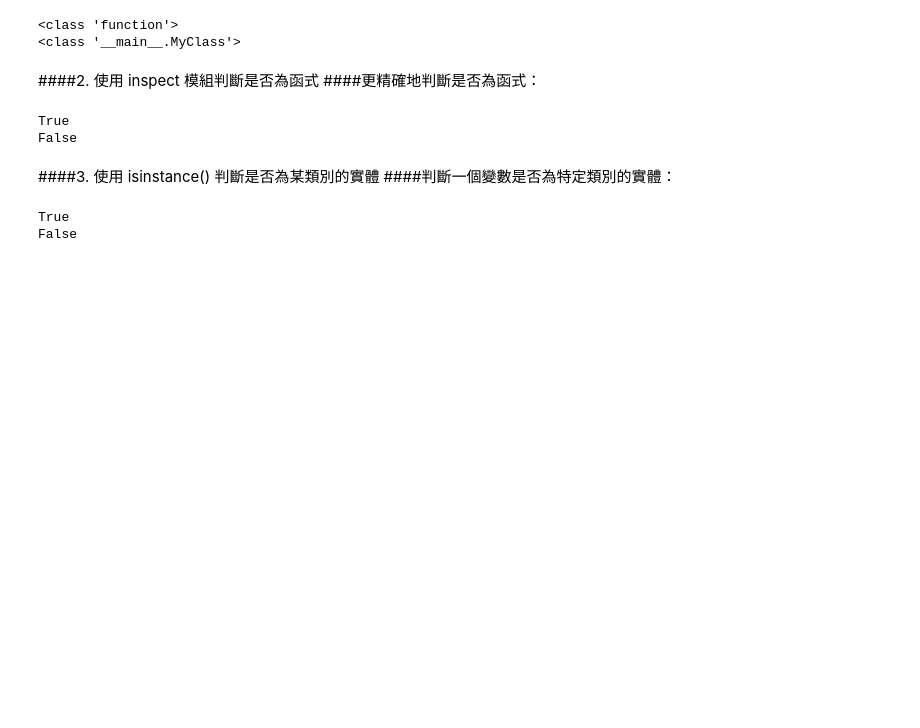
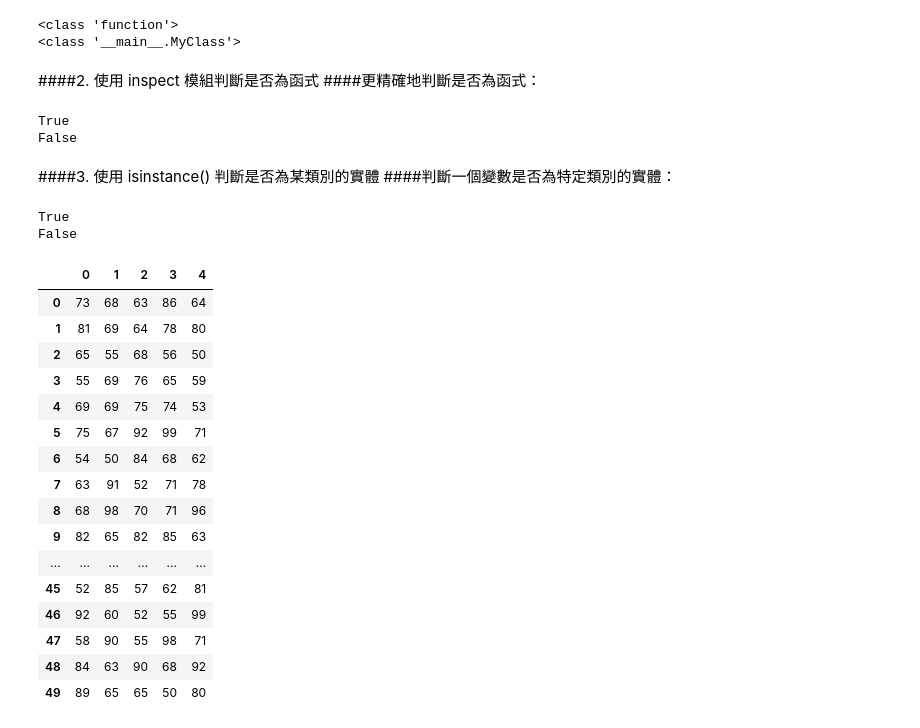
Before and after one commit to lawrence1888/python2025, a Jupyter notebook: lesson13/lesson13_2.ipynb, the cells around one changed output. Drawn from its saved outputs; the diff is of its cells as text; code cells hidden in the pictures; blank space fills up the shorter version.

```diff
--- a/lesson13/lesson13_2.ipynb
+++ b/lesson13/lesson13_2.ipynb
@@ -58,3 +58,27 @@ print(isinstance(foo, MyClass))  # False
 # %% [output]
 True
 False
+# %%
+#DataFrame大小寫要注意，有大寫表示為FUNCTION
+
+
+import pandas as pd
+pd.DataFrame(scores)
+# %% [output]
+|  | 0 | 1 | 2 | 3 | 4 |
+| 0 | 73 | 68 | 63 | 86 | 64 |
+| 1 | 81 | 69 | 64 | 78 | 80 |
+| 2 | 65 | 55 | 68 | 56 | 50 |
+| 3 | 55 | 69 | 76 | 65 | 59 |
+| 4 | 69 | 69 | 75 | 74 | 53 |
+| 5 | 75 | 67 | 92 | 99 | 71 |
+| 6 | 54 | 50 | 84 | 68 | 62 |
+| 7 | 63 | 91 | 52 | 71 | 78 |
+| 8 | 68 | 98 | 70 | 71 | 96 |
+| 9 | 82 | 65 | 82 | 85 | 63 |
+| ... | ... | ... | ... | ... | ... |
+| 45 | 52 | 85 | 57 | 62 | 81 |
+| 46 | 92 | 60 | 52 | 55 | 99 |
+| 47 | 58 | 90 | 55 | 98 | 71 |
+| 48 | 84 | 63 | 90 | 68 | 92 |
+| 49 | 89 | 65 | 65 | 50 | 80 |
```
Also changed, not shown: parts of 3 cells of this notebook.
